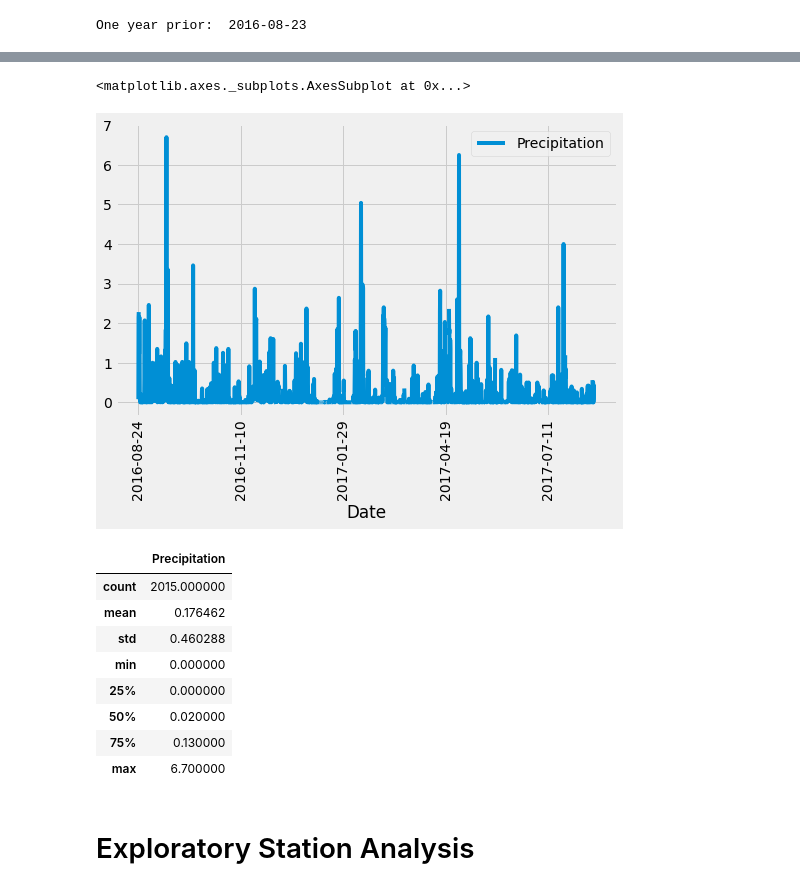
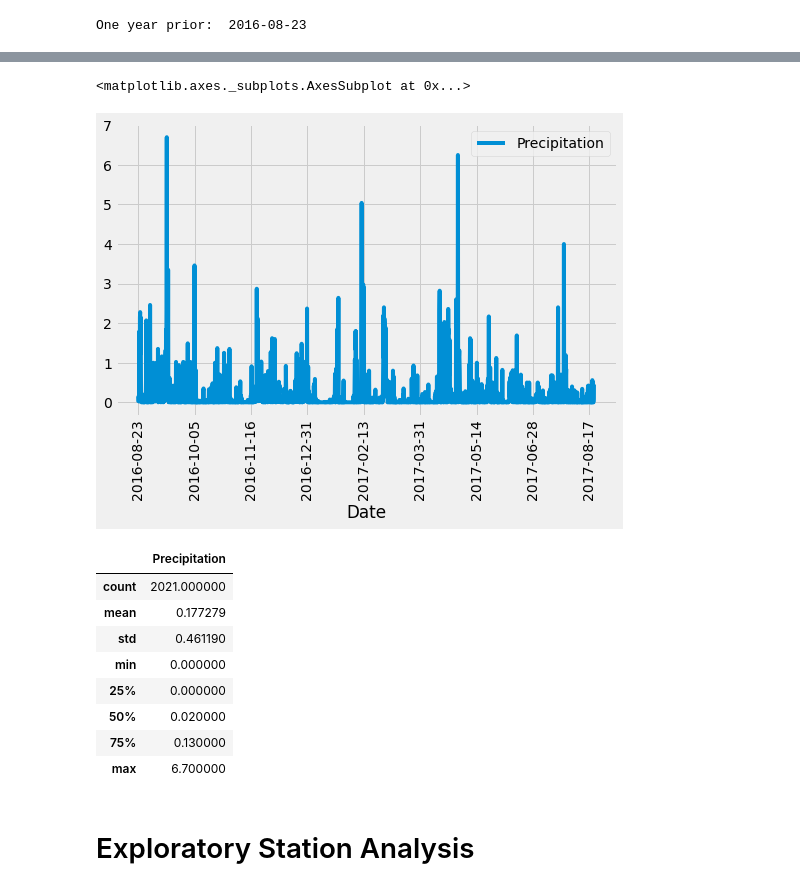
Before and after one commit to HilaryKoerner/sqlalchemy_challenge, a Jupyter notebook: final_climate.ipynb, the cells around one changed output, grey strips where cells are left out. Cells and saved outputs as stored; diff of their text form; code cells hidden in the pictures.

```diff
--- a/final_climate.ipynb
+++ b/final_climate.ipynb
@@ -77,7 +77,7 @@ measurement_data = [Measurement.station, Measurement.date, Measurement.prcp]
 #sqlalcnehmy day 3, student date activity and student dates (DOW activity)
 
 precip = session.query(*measurement_data).\
-    filter(Measurement.date> prev_year).\
+    filter(Measurement.date>= prev_year).\
     order_by(Measurement.date).all()
 precip
 # %% [output]
@@ -106,6 +106,7 @@ prcp = [result[2] for result in precip[::]]
 #pandas lession, day: 1, activity: student training grounds
 #how to set index: https://pandas.pydata.org/pandas-docs/stable/reference/api/pandas.DataFrame.set_index.html
 precip_df = pd.DataFrame({"Date":date, "Precipitation":prcp})
-precip_df.head(10)
+drop_na_prcp = precip_df.dropna()
+drop_na_prcp.head()
 # %% [output]
 |  | Date | Precipitation |
@@ -159,17 +138,17 @@ precip_df.head(10)
 # %%
-precip_df.plot(x="Date", y="Precipitation",rot=90, figsize = (8, 5))
+drop_na_prcp.plot(x="Date", y="Precipitation",rot=90, figsize = (8, 5))
 # %% [output]
 <matplotlib.axes._subplots.AxesSubplot at 0x...>
-[figure, old version]
+[figure, new version]
 # %%
 # Use Pandas to calcualte the summary statistics for the precipitation data
 #https://pandas.pydata.org/pandas-docs/stable/reference/api/pandas.DataFrame.describe.html
-precip_df.describe()
+drop_na_prcp.describe()
 # %% [output]
 |  | Precipitation |
-| count | 2015.000000 |
-| mean | 0.176462 |
-| std | 0.460288 |
+| count | 2021.000000 |
+| mean | 0.177279 |
+| std | 0.461190 |
 | min | 0.000000 |
 | 25% | 0.000000 |
 | 50% | 0.020000 |
```
Also changed, not shown: parts of 5 cells of this notebook.
